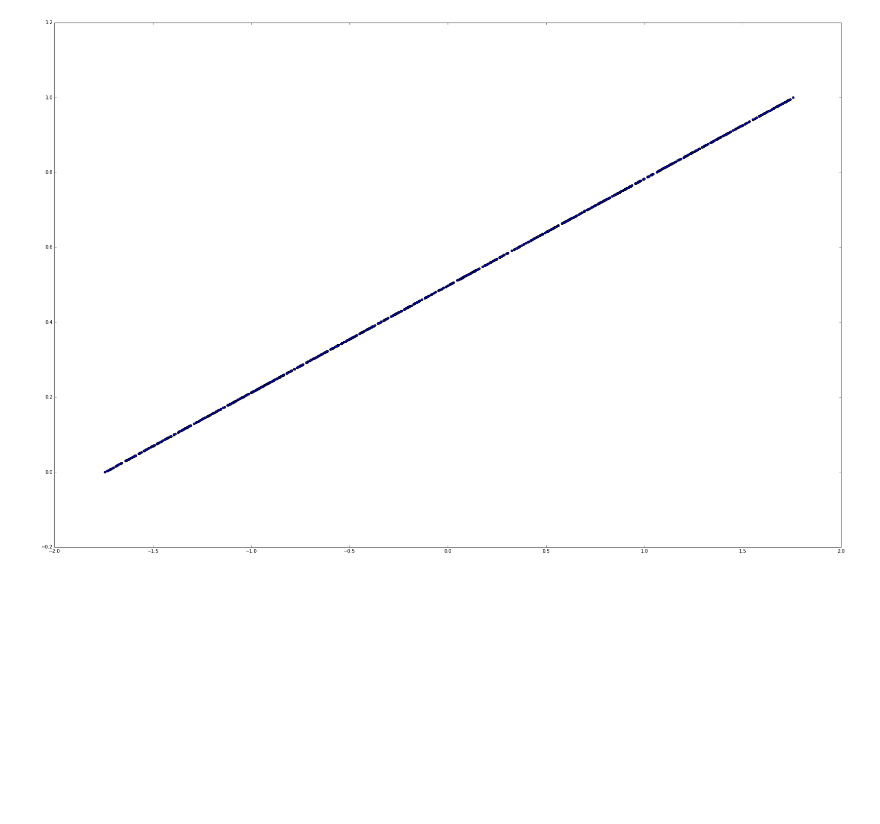
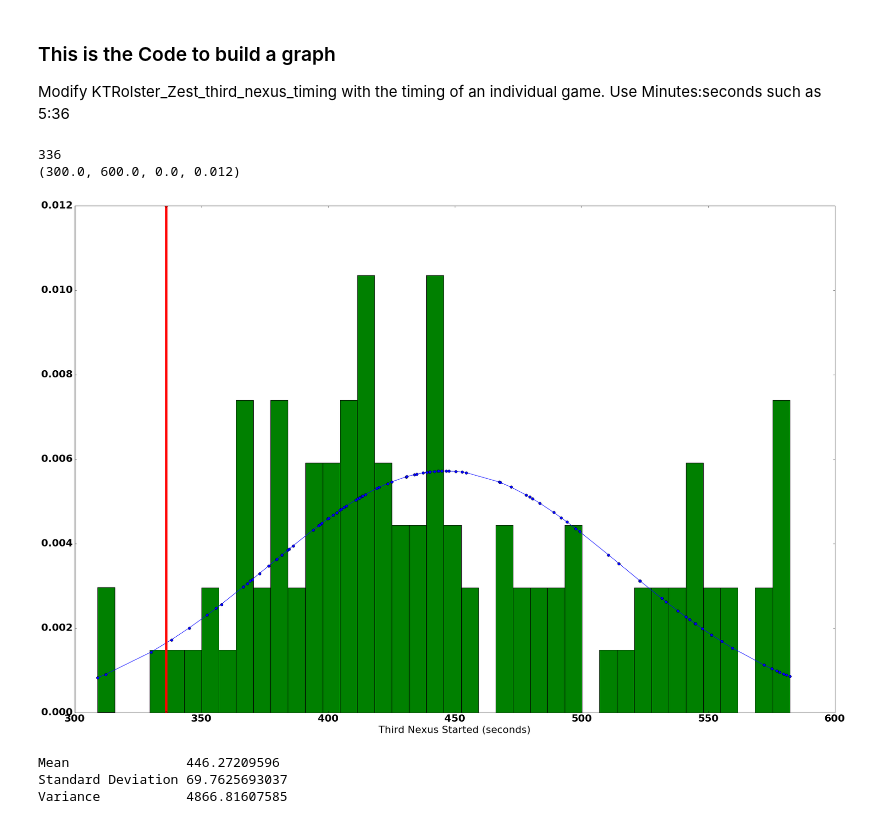
Before and after one commit to nibalizer/timings_graphing, a Jupyter notebook: StarCraft Timings Analysis.ipynb, the cells around one changed output. Saved outputs shown, nothing was run; the diff lists cells and outputs as text; code cells hidden in the pictures; blank space fills up the shorter version.

Commit message:
Formalize into a one number analysis tool

```diff
--- a/StarCraft Timings Analysis.ipynb
+++ b/StarCraft Timings Analysis.ipynb
@@ -53,9 +13,52 @@ plt.show()
-# %%
-from scipy import stats
-import matplotlib.pyplot as plt
-zs = stats.mstats.zscore(rs)
-plt.figure(1, figsize=(30,20))
-plt.scatter(zs,rs)
-plt.show()
-# %% [output]
-[figure, removed]
+# %%
+# Import data from the analyzer object
+nexus = a.third_nexus_timings
+
+# analyzer returns frame number, so divide by 16 to get the second
+secs = [i/16. for i in nexus]
+
+# We have the time that the building finished, so subtract build time (71) to get start time
+secs = [i-71 for i in secs]
+
+# Sort the timings
+secs = sorted(secs)
+
+# Clear out outliers
+secs = [i for i in secs if i < 600 ] # These are likely games that had early pressure/cheese but then normalized
+# %% [markdown]
+### This is the Code to build a graph
+
+
+Modify KTRolster_Zest_third_nexus_timing with the timing of an individual game. Use Minutes:seconds such as 5:36
+# %%
+KTRolster_Zest_third_nexus_timing = '5:36'
+minutes, seconds = KTRolster_Zest_third_nexus_timing.split(":")
+third_nexus = int(seconds) + int(minutes) * 60
+print third_nexus
+
+import matplotlib.pyplot as plt
+plt.figure(1, figsize=(30,20))
+fit = stats.norm.pdf(secs, np.mean(secs), np.std(secs))  #this is a fitting indeed
+plt.plot(secs,fit,'-o')
+plt.hist(secs, bins = 40, normed=True)
+
+
+xs = [third_nexus, third_nexus]
+ys = [0,plt.axis()[3]]
+print plt.axis()
+plt.plot(xs,ys,'-ro', linewidth=5)
+plt.xlabel("Third Nexus Started (seconds)")
+
+plt.show()
+# %% [output]
+336
+(300.0, 600.0, 0.0, 0.012)
+[figure, added]
+# %%
+print "Mean              ", np.mean(secs)
+print "Standard Deviation", np.std(secs)
+print "Variance          ", np.var(secs)
+# %% [output]
+Mean               446.27209596
+Standard Deviation 69.7625693037
+Variance           4866.81607585
```
Also changed, not shown: parts of 13 cells of this notebook.
